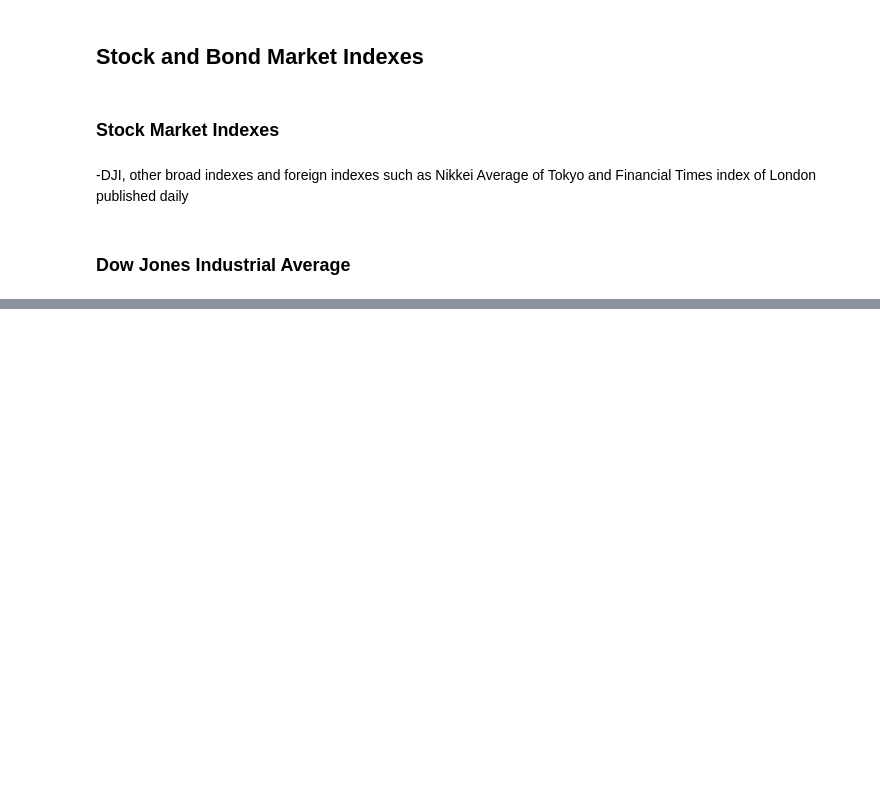
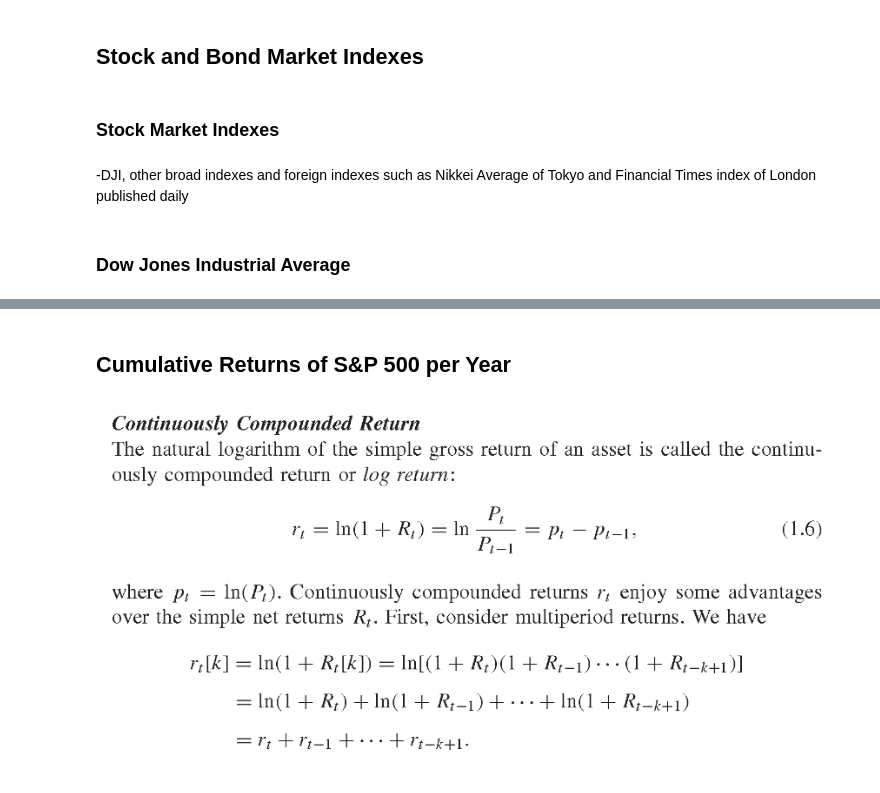
Before and after one commit to eddietaylor/securities-analysis, a Jupyter notebook: notebooks/playgrounds/notes/investments_notes.ipynb, the cells around one changed output, grey strips where cells are left out. Cells and saved outputs as stored; diff of their text form; code cells hidden in the pictures; blank space fills up the shorter version.

```diff
--- a/notebooks/playgrounds/notes/investments_notes.ipynb
+++ b/notebooks/playgrounds/notes/investments_notes.ipynb
@@ -372,0 +435,6 @@ where
+# %% [markdown]
+## Cumulative Returns of S&P 500 per Year
+# %%
+Image(filename='../../../data/compoundlogreturns.png')
+# %% [output]
+[figure, added]
```
Also changed, not shown: parts of 19 cells of this notebook.
